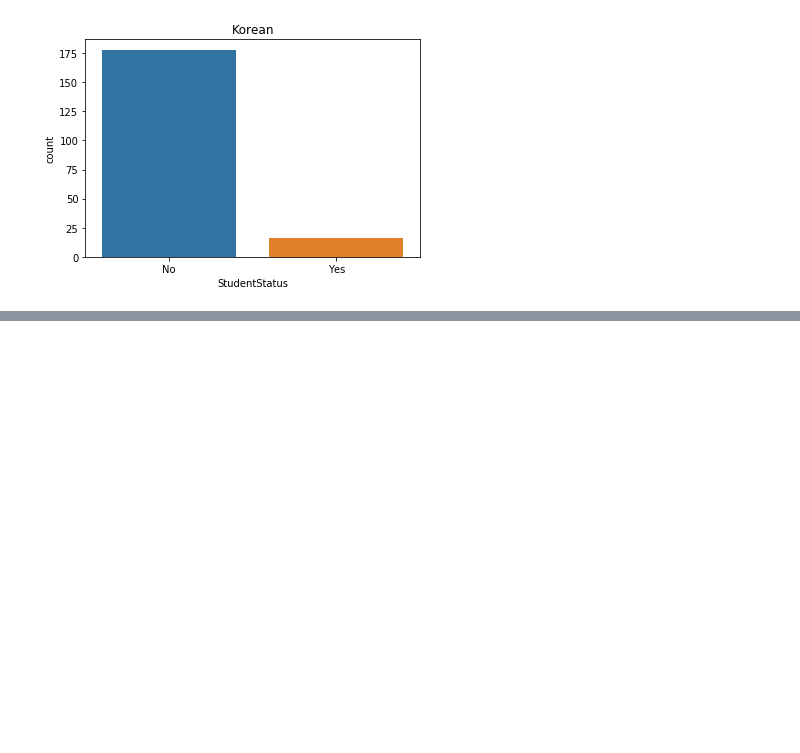
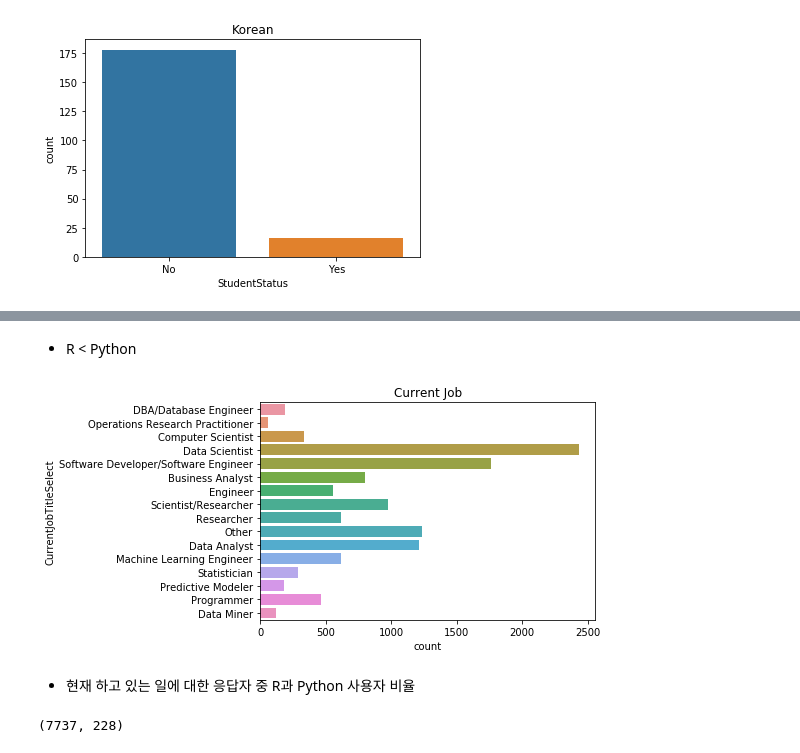
Before and after one commit to sangm1n/KaggleTranscription, a Jupyter notebook: ML-DS-survey/Kaggle_survey.ipynb, the cells around one changed output, grey strips where cells are left out. Cells and saved outputs as stored; diff of their text form; code cells hidden in the pictures; blank space fills up the shorter version.

```diff
--- a/ML-DS-survey/Kaggle_survey.ipynb
+++ b/ML-DS-survey/Kaggle_survey.ipynb
@@ -263,0 +275,17 @@ plt.show()
+# %% [markdown]
+ - R < Python
+# %%
+sns.countplot(y=mcq['CurrentJobTitleSelect'])
+plt.title('Current Job')
+plt.show()
+# %% [output]
+[figure, added]
+# %% [markdown]
+ - 현재 하고 있는 일에 대한 응답자 중 R과 Python 사용자 비율
+# %%
+data = mcq[(mcq['CurrentJobTitleSelect'].notnull()) &
+          (mcq['LanguageRecommendationSelect'] == 'Python') |
+          (mcq['LanguageRecommendationSelect'] == 'R')]
+print(data.shape)
+# %% [output]
+(7737, 228)
```
Also changed, not shown: parts of 43 cells of this notebook.
